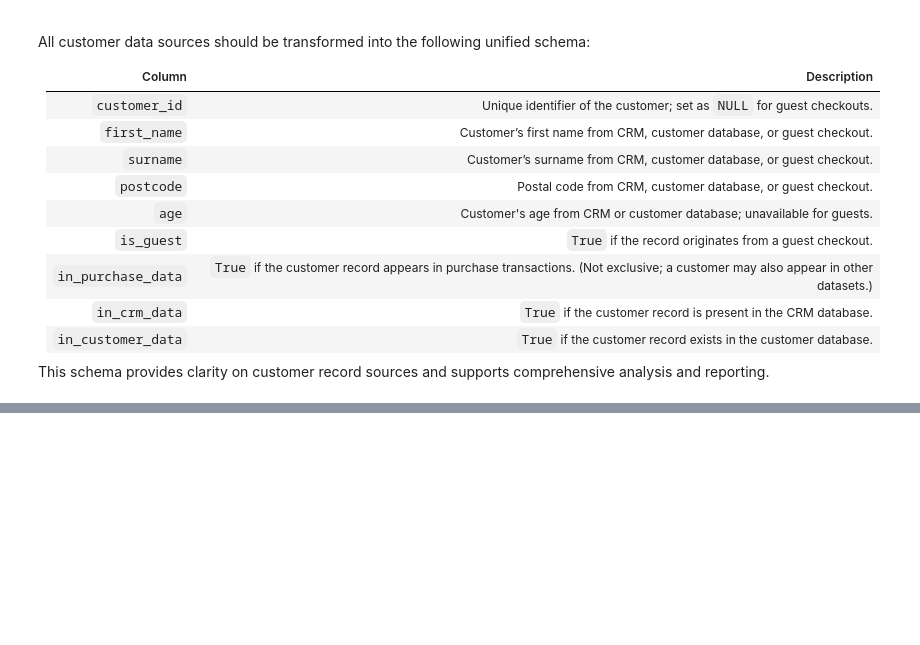
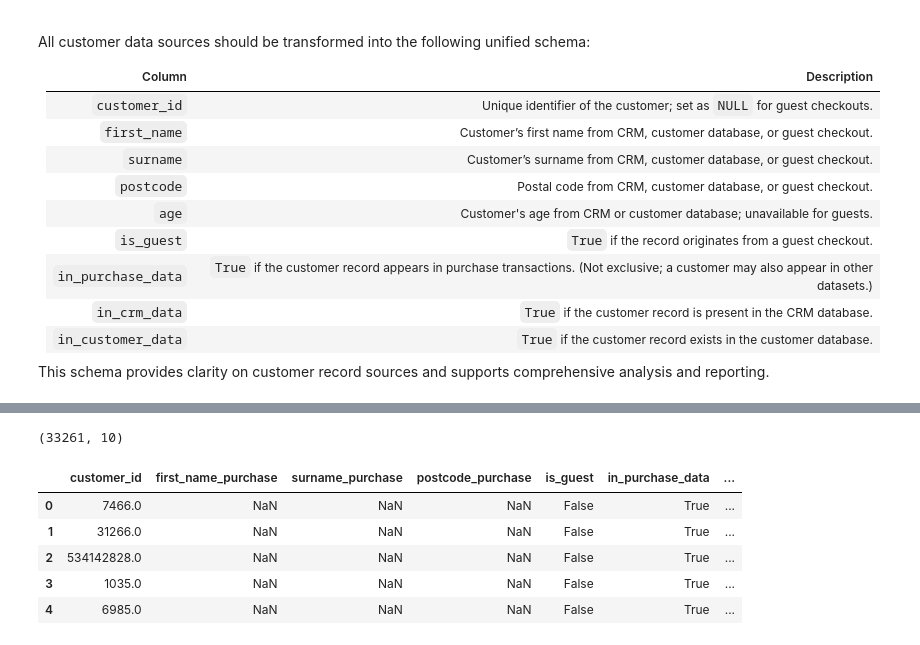
Before and after one commit to KhaingSuThway/Knowing_the_Customer, a Jupyter notebook: notebooks/exploring_data.ipynb, the cells around one changed output, grey strips where cells are left out. Drawn from its saved outputs; the diff is of its cells as text; code cells hidden in the pictures; blank space fills up the shorter version.

Commit message:
Merge two datasets

```diff
--- a/notebooks/exploring_data.ipynb
+++ b/notebooks/exploring_data.ipynb
@@ -255,0 +395,12 @@ This schema provides clarity on customer record sources and supports comprehensi
+# %%
+purchase_and_crm_data=purchased_customers.merge(data_from_crm,on='customer_id',how='left',suffixes=('_purchase','_crm'))
+print(purchase_and_crm_data.shape)
+purchase_and_crm_data.head()
+# %% [output]
+(33261, 10)
+|  | customer_id | first_name_purchase | surname_purchase | postcode_purchase | is_guest | in_purchase_data | ... |
+| 0 | 7466.0 | NaN | NaN | NaN | False | True | ... |
+| 1 | 31266.0 | NaN | NaN | NaN | False | True | ... |
+| 2 | 534142828.0 | NaN | NaN | NaN | False | True | ... |
+| 3 | 1035.0 | NaN | NaN | NaN | False | True | ... |
+| 4 | 6985.0 | NaN | NaN | NaN | False | True | ... |
```
Also changed, not shown: parts of 26 cells of this notebook.
